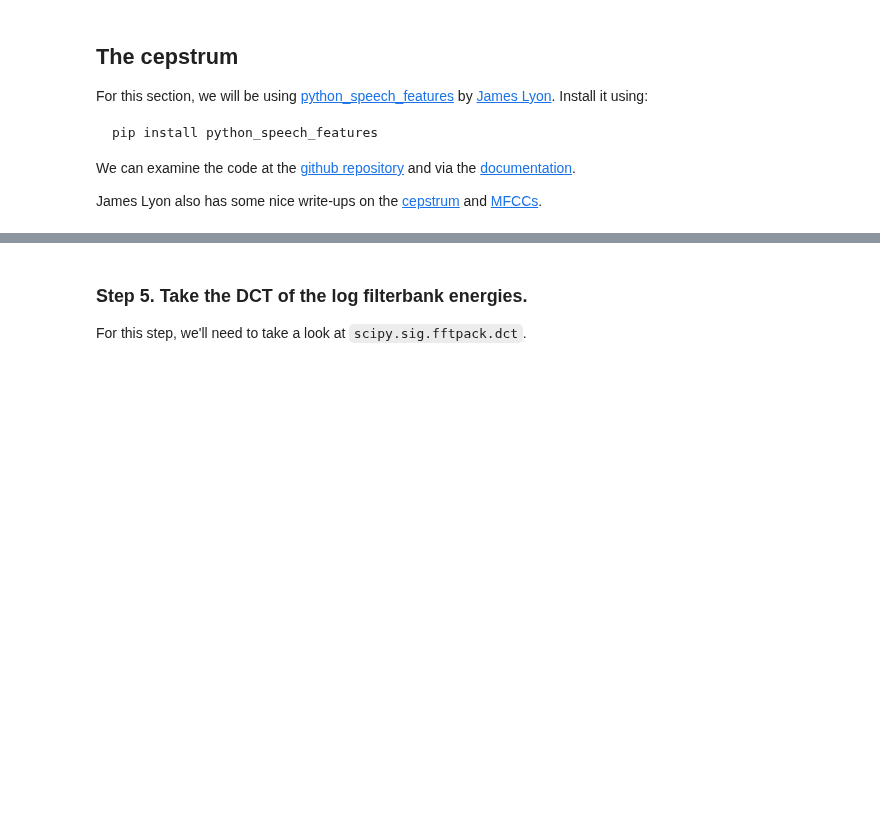
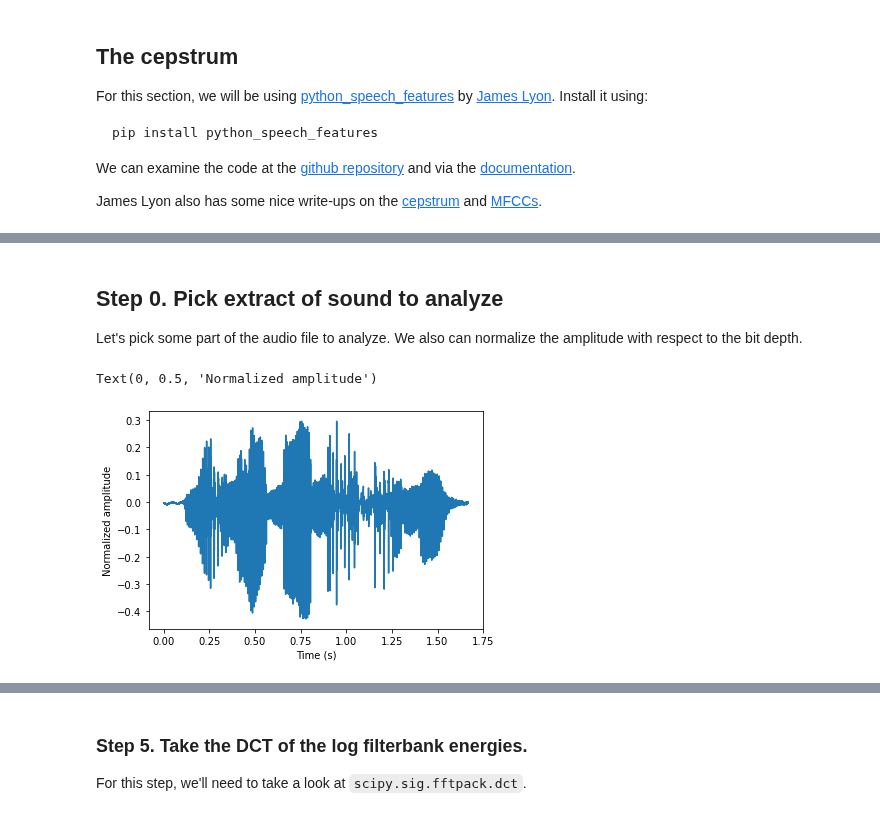
Before and after one commit to ling592b-f21/592b-f21-class, a Jupyter notebook: class_7-1/592B-F21-class_7-1.ipynb, the cells around one changed output, grey strips where cells are left out. Saved outputs shown, nothing was run; the diff lists cells and outputs as text; code cells hidden in the pictures; blank space fills up the shorter version.

```diff
--- a/class_7-1/592B-F21-class_7-1.ipynb
+++ b/class_7-1/592B-F21-class_7-1.ipynb
@@ -35,0 +99,16 @@ What we'll be doing now is working through the tutorials using the [github code
+# %% [markdown]
+## Step 0. Pick extract of sound to analyze
+
+Let's pick some part of the audio file to analyze. We also can normalize the amplitude with respect to the bit depth.
+# %%
+bit_depth = 16
+sig = sig/((2**bit_depth)/2) # normalize signal amplitude for 16-bit
+
+plt.figure()
+t = np.arange(0, dur_sig, 1/fs)
+plt.plot(t,sig)
+plt.xlabel("Time (s)")
+plt.ylabel("Normalized amplitude")
+# %% [output]
+Text(0, 0.5, 'Normalized amplitude')
+[figure, added]
```
Also changed, not shown: parts of 19 cells of this notebook, 1 other file.
